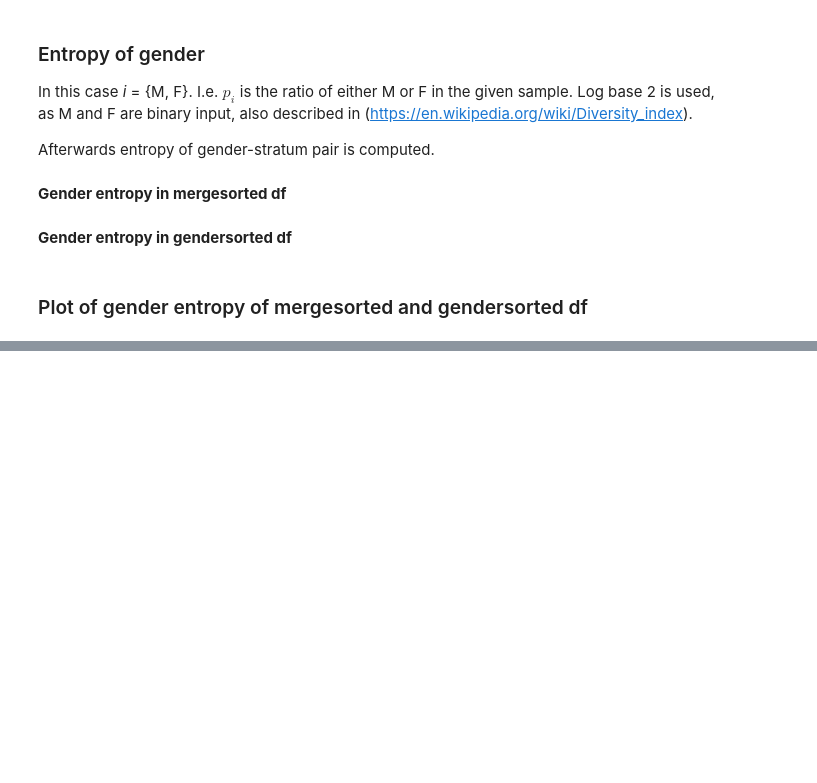
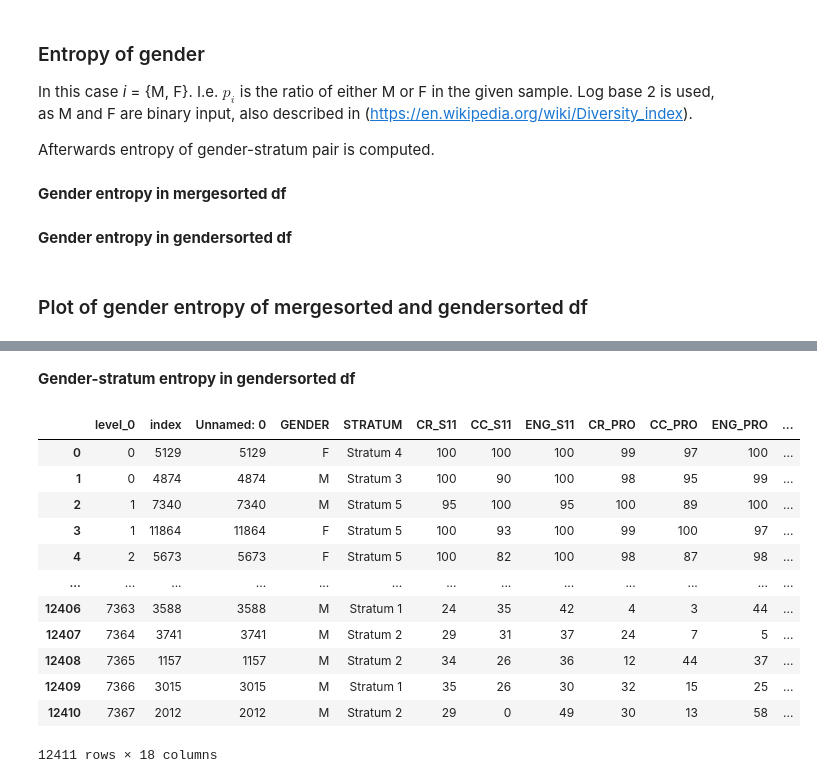
Before and after one commit to s183910/Bachelor_Gabi_Kat, a Jupyter notebook: Notebooks/Basic_dists/Baselines real.ipynb, the cells around one changed output, grey strips where cells are left out. Saved outputs shown, nothing was run; the diff lists cells and outputs as text; code cells hidden in the pictures; blank space fills up the shorter version.

```diff
--- a/Notebooks/Basic_dists/Baselines real.ipynb
+++ b/Notebooks/Basic_dists/Baselines real.ipynb
@@ -321,0 +392,18 @@ Log base e (natural) is used, as each entry
+# %% [markdown]
+**Gender-stratum entropy in gendersorted df**
+# %%
+gender_df
+# %% [output]
+|  | level_0 | index | Unnamed: 0 | GENDER | STRATUM | CR_S11 | CC_S11 | ENG_S11 | CR_PRO | CC_PRO | ENG_PRO | ... |
+| 0 | 0 | 5129 | 5129 | F | Stratum 4 | 100 | 100 | 100 | 99 | 97 | 100 | ... |
+| 1 | 0 | 4874 | 4874 | M | Stratum 3 | 100 | 90 | 100 | 98 | 95 | 99 | ... |
+| 2 | 1 | 7340 | 7340 | M | Stratum 5 | 95 | 100 | 95 | 100 | 89 | 100 | ... |
+| 3 | 1 | 11864 | 11864 | F | Stratum 5 | 100 | 93 | 100 | 99 | 100 | 97 | ... |
+| 4 | 2 | 5673 | 5673 | F | Stratum 5 | 100 | 82 | 100 | 98 | 87 | 98 | ... |
+| ... | ... | ... | ... | ... | ... | ... | ... | ... | ... | ... | ... | ... |
+| 12406 | 7363 | 3588 | 3588 | M | Stratum 1 | 24 | 35 | 42 | 4 | 3 | 44 | ... |
+| 12407 | 7364 | 3741 | 3741 | M | Stratum 2 | 29 | 31 | 37 | 24 | 7 | 5 | ... |
+| 12408 | 7365 | 1157 | 1157 | M | Stratum 2 | 34 | 26 | 36 | 12 | 44 | 37 | ... |
+| 12409 | 7366 | 3015 | 3015 | M | Stratum 1 | 35 | 26 | 30 | 32 | 15 | 25 | ... |
+| 12410 | 7367 | 2012 | 2012 | M | Stratum 2 | 29 | 0 | 49 | 30 | 13 | 58 | ... |
+12411 rows × 18 columns
```
Also changed, not shown: parts of 11 cells of this notebook.
